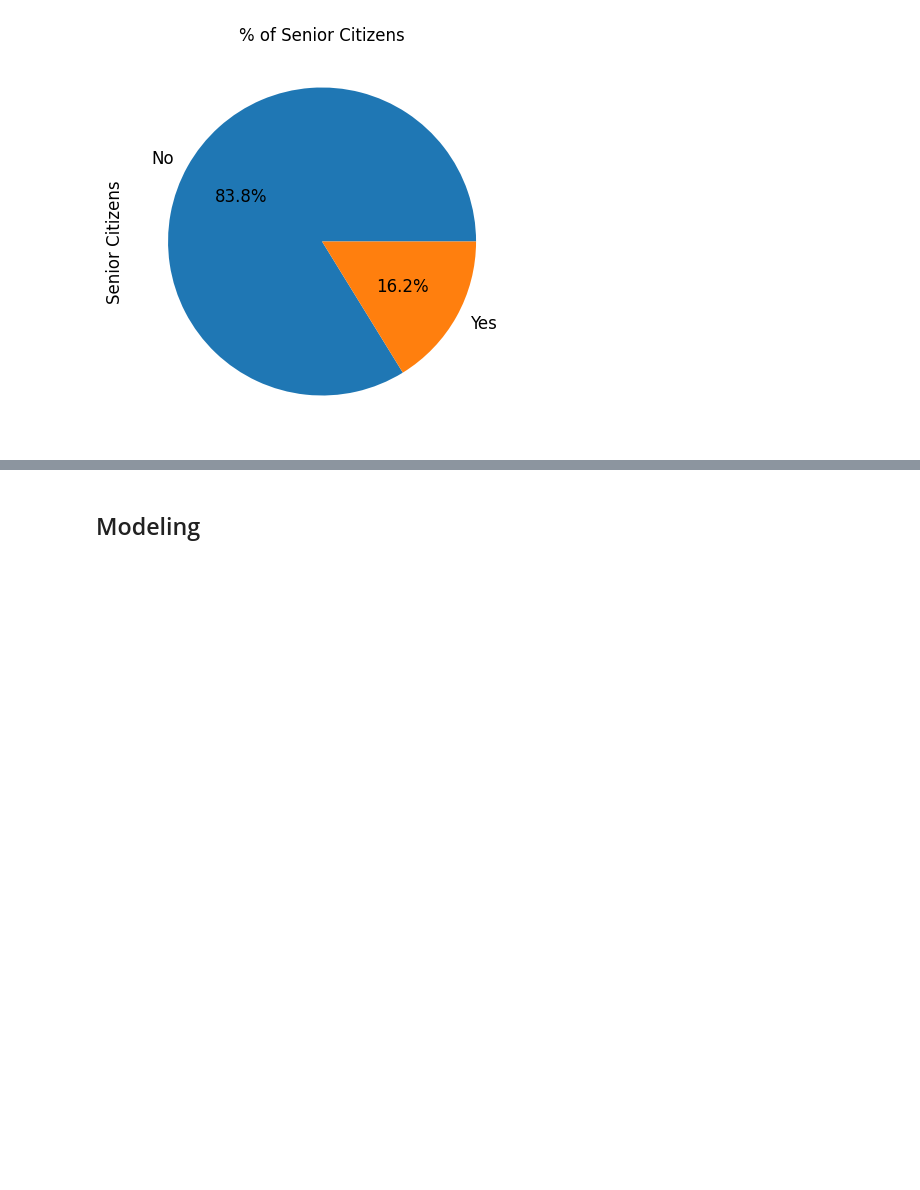
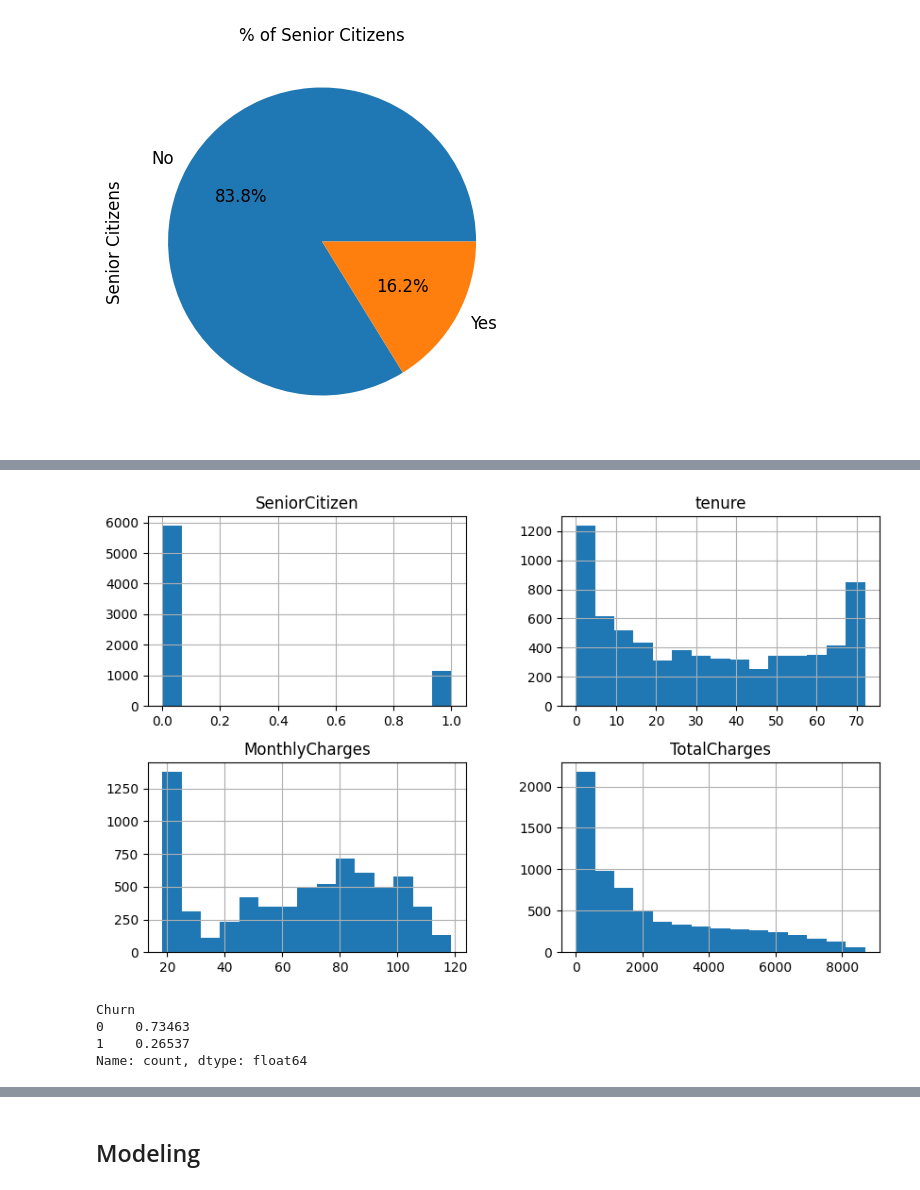
Before and after one commit to MeghanaGangarapu/DataScienceProjects, a Jupyter notebook: Churn_Analysis/churn_analysis.ipynb, the cells around one changed output, grey strips where cells are left out. Saved outputs shown, nothing was run; the diff lists cells and outputs as text; code cells hidden in the pictures; blank space fills up the shorter version.

```diff
--- a/Churn_Analysis/churn_analysis.ipynb
+++ b/Churn_Analysis/churn_analysis.ipynb
@@ -235,0 +268,16 @@ sns.displot(data['tenure'])
+# %%
+import matplotlib.pyplot as plt
+
+# check distribution of values
+data[numerical_cols].hist(figsize=(10,6),bins = 15)
+plt.show()
+# %% [output]
+[figure, added]
+# %%
+## Check Class Imbalance
+data['Churn'].value_counts()/len(data)
+# %% [output]
+Churn
+0    0.73463
+1    0.26537
+Name: count, dtype: float64
```
Also changed, not shown: parts of 27 cells of this notebook, 1 other file.
